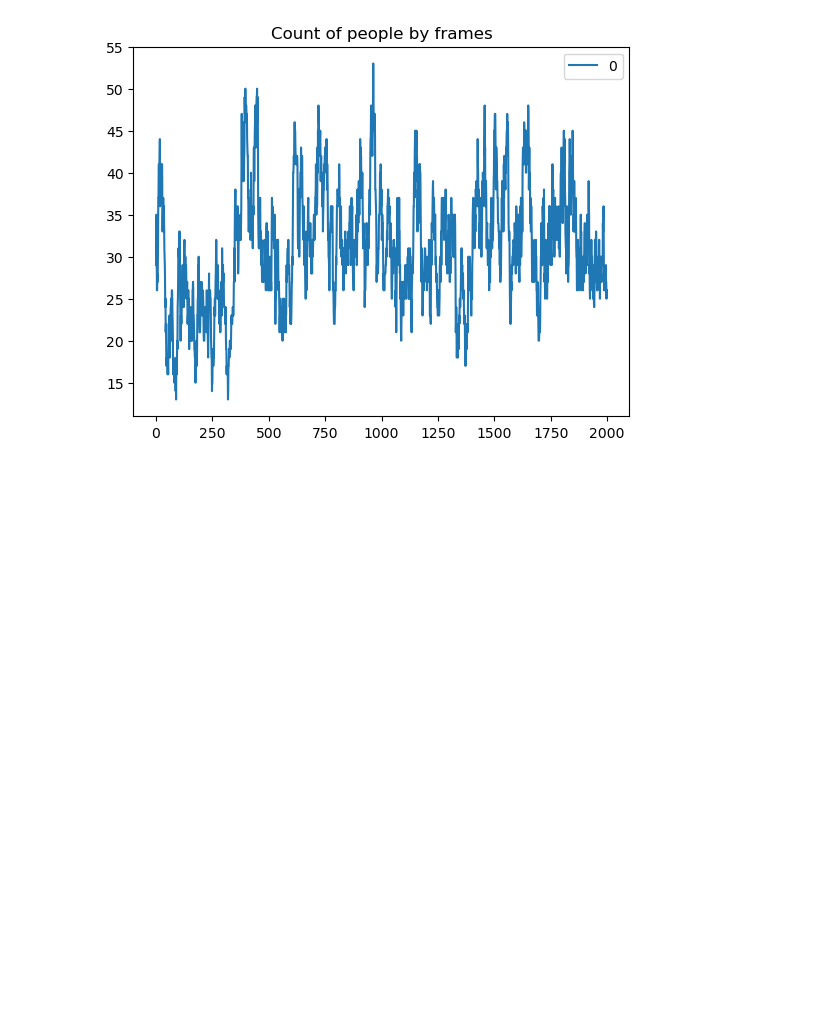
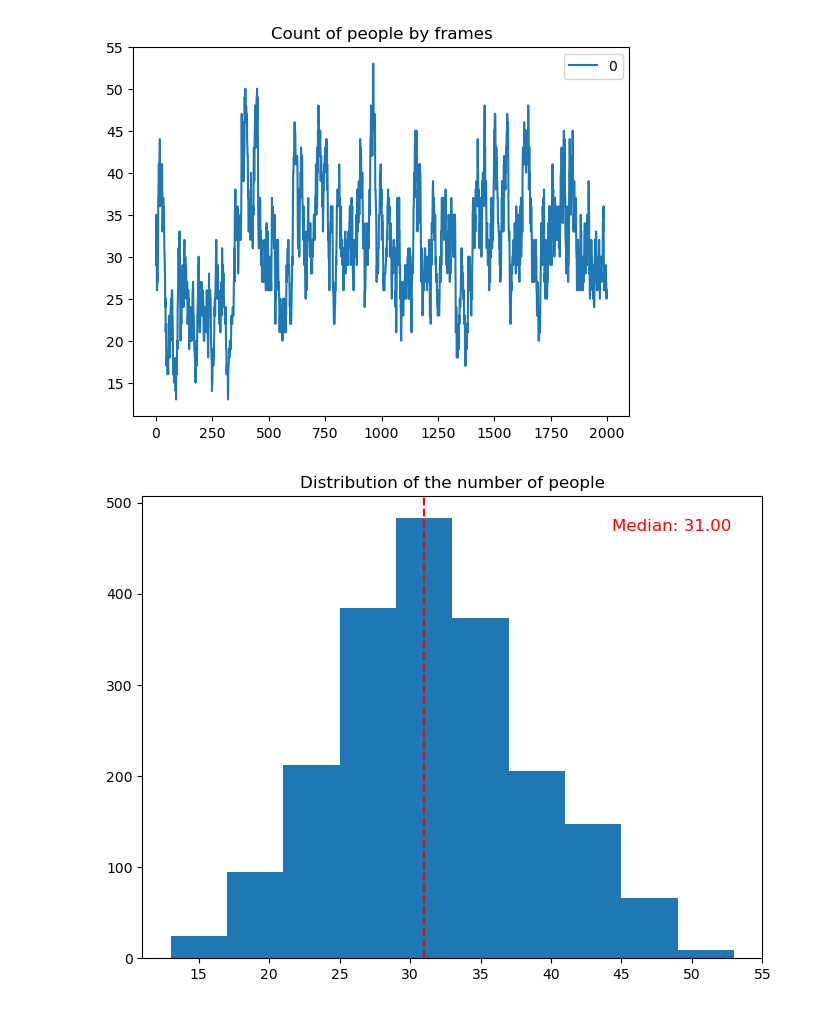
Before and after one commit to TuyenTrungLe/Crowd-Counting-using-Deep-Learning, a Jupyter notebook: data_analysis.ipynb, the cells around one changed output. Drawn from its saved outputs; the diff is of its cells as text; code cells hidden in the pictures; blank space fills up the shorter version.

Commit message:
Added another plot

```diff
--- a/data_analysis.ipynb
+++ b/data_analysis.ipynb
@@ -127,3 +127,13 @@ plt.show()
 # %% [output]
 <Figure size 800x600 with 0 Axes>
 [figure]
+# %%
+plt.figure(figsize=(8,6))
+median = np.median(labels_df)
+plt.hist(labels_df)
+plt.axvline(median, color='r', linestyle='--')
+plt.text(0.95, 0.95, f'Median: {median:.2f}', ha='right', va='top', transform=plt.gca().transAxes, fontsize=12, color='red')
+plt.title("Distribution of the number of people")
+plt.show()
+# %% [output]
+[figure, added]
```
